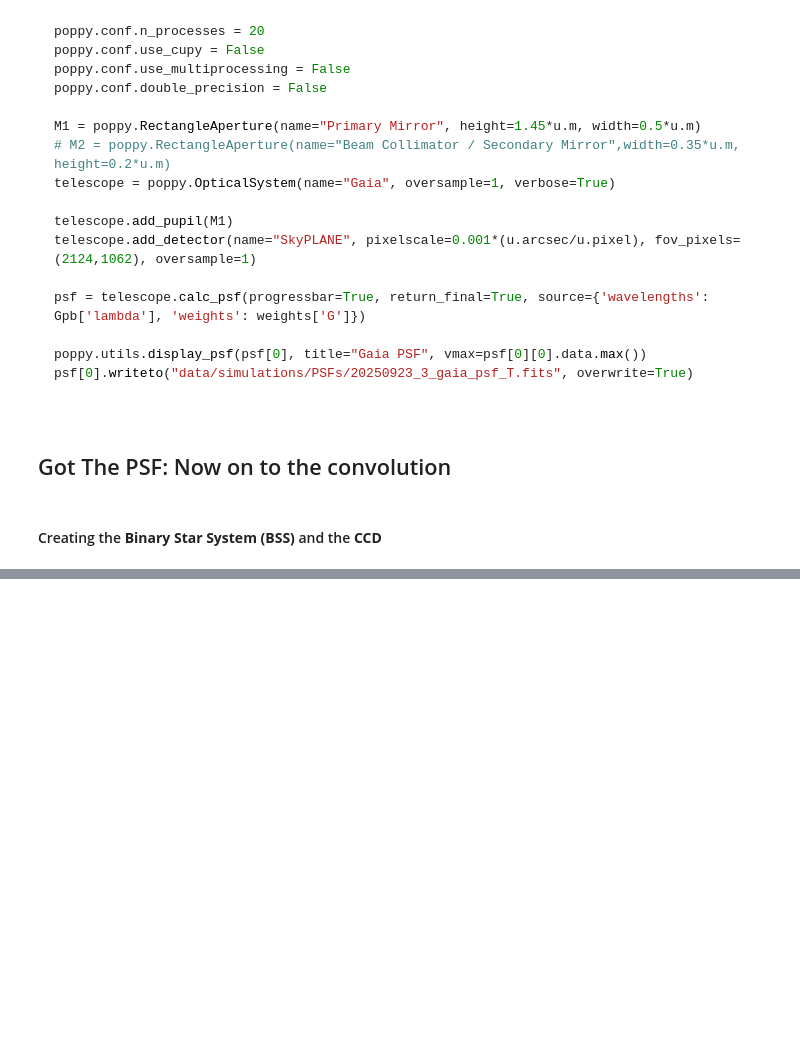
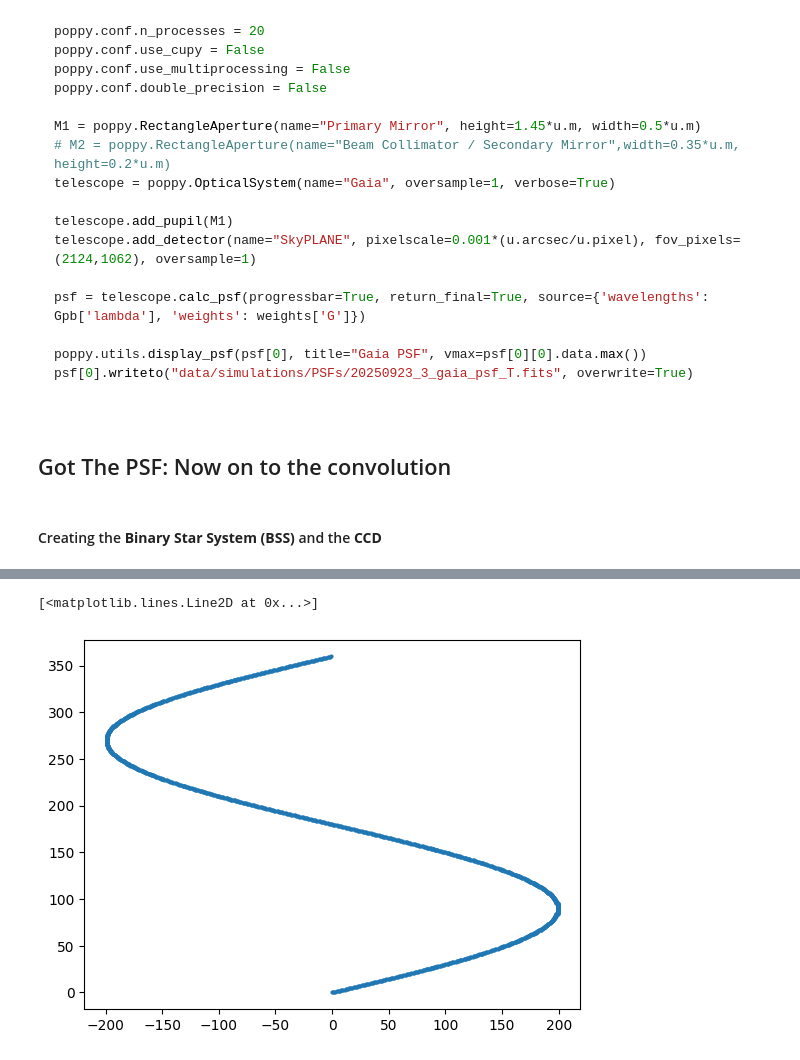
Before and after one commit to pietroferraiuolo/BINCAT, a Jupyter notebook: 01-psf-simulation.ipynb, the cells around one changed output, grey strips where cells are left out. Drawn from its saved outputs; the diff is of its cells as text; code cells hidden in the pictures; blank space fills up the shorter version.

```diff
--- a/01-psf-simulation.ipynb
+++ b/01-psf-simulation.ipynb
@@ -85,0 +95,35 @@ px,py = ccd._computeXandYpsf(finview)
+# %%
+phis = []
+dxs = []
+dys = []
+for img in bs.transit():
+    y, x = xp.np.where(img != 0)
+    xc,yc = bs._base_map.shape[1]//2, bs._base_map.shape[0]//2
+    xi = [k for k in x if k != xc]
+    yi = [k for k in y if k != yc]
+    if len(xi) == 0 and len (yi) > 0:
+        xi = xc
+        yi = yi[0]
+    elif len(yi) == 0 and len (xi) > 0:
+        yi = yc
+        xi = xi[0]
+    elif len(yi) == 0 and len (xi) == 0:
+        print('succede?')
+    else:
+        xi = xi[0]
+        yi = yi[0]
+    dx = xi - xc
+    dy = yi - yc
+    phi = (xp.np.arctan2(dy, dx)) % (2 * xp.np.pi) * u.rad
+    phis.append(phi.to_value(u.deg))
+    dxs.append(dx)
+    dys.append(dy)
+
+phis = xp.np.array(phis)
+dxs = xp.np.array(sorted(dxs))
+dys = xp.np.array(dys)
+# %%
+plt.plot(dys, phis, 'o', markersize=2)
+# %% [output]
+[<matplotlib.lines.Line2D at 0x...>]
+[figure, added]
```
Also changed, not shown: parts of 8 cells of this notebook, 4 other files.
